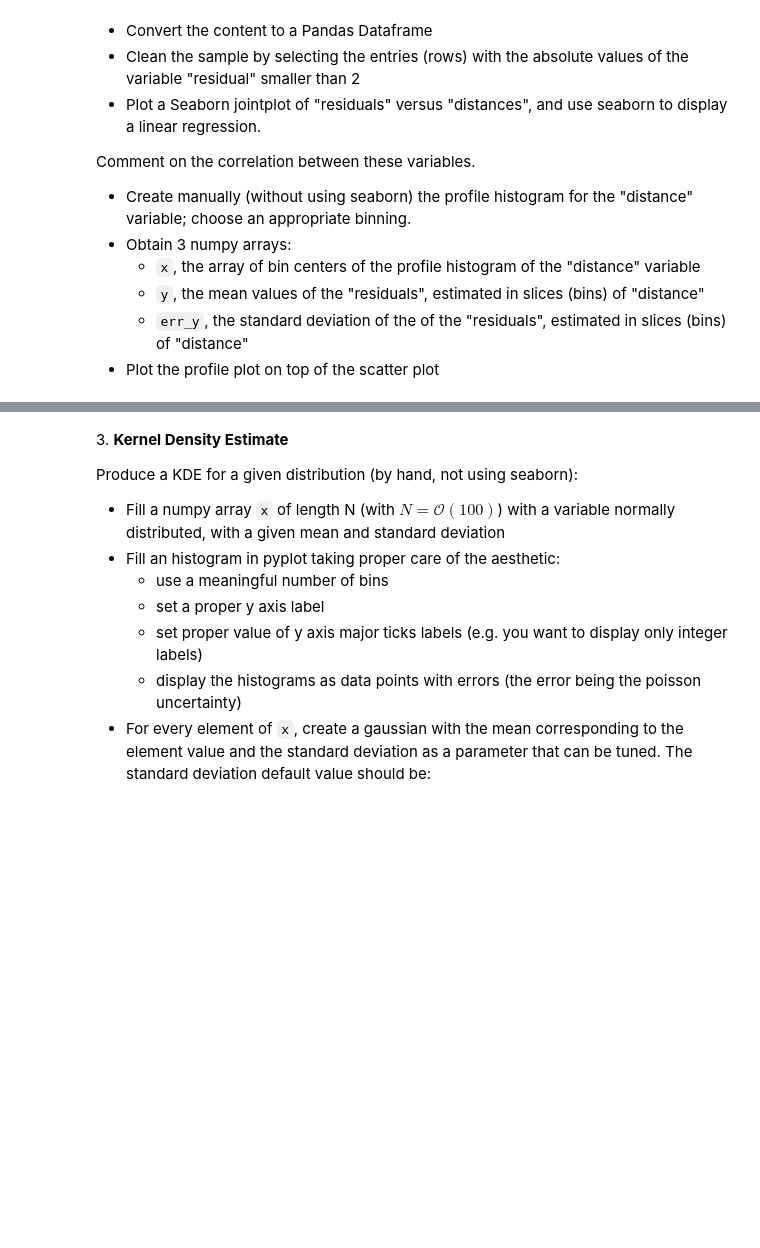
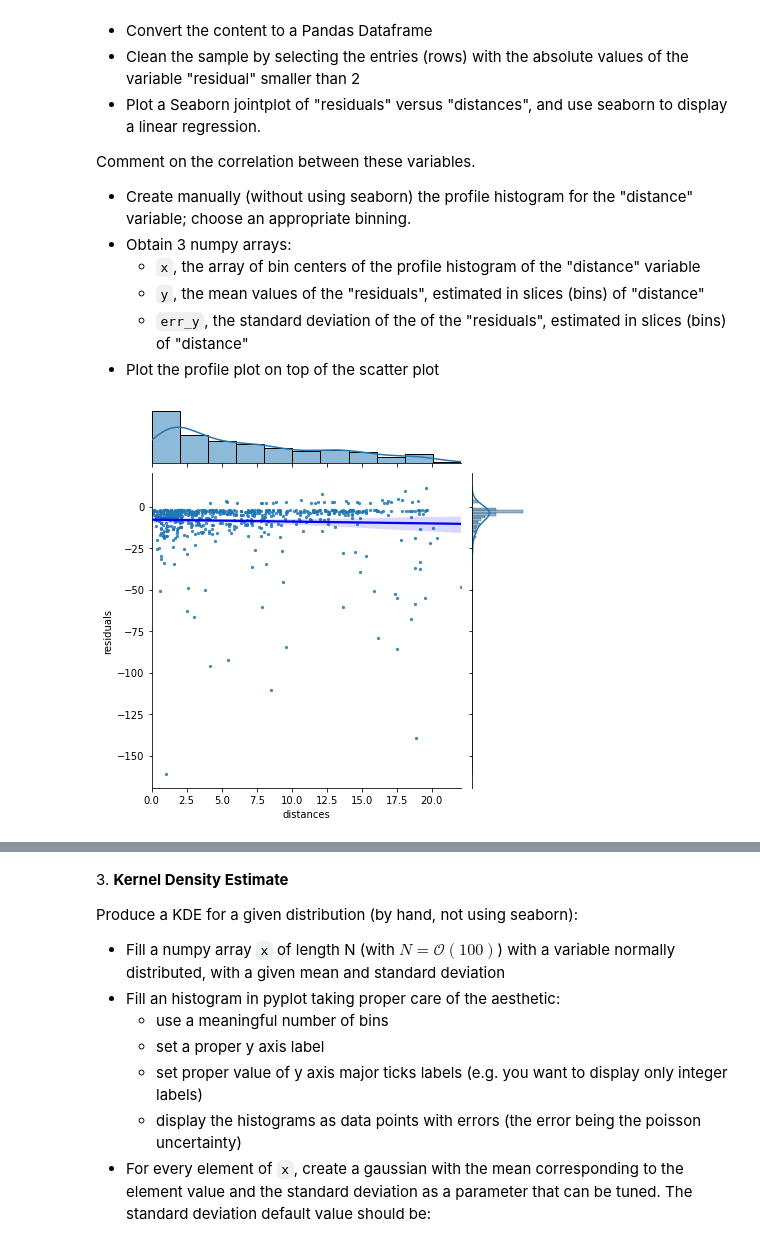
Before and after one commit to zucchett/HighLevelProgramming2021, a Jupyter notebook: 07ex_visualization.ipynb, the cells around one changed output, grey strips where cells are left out. Saved outputs shown, nothing was run; the diff lists cells and outputs as text; code cells hidden in the pictures; blank space fills up the shorter version.

```diff
--- a/07ex_visualization.ipynb
+++ b/07ex_visualization.ipynb
@@ -31,3 +52,19 @@ Comment on the correlation between these variables.
   * `y`, the mean values of the "residuals", estimated in slices (bins) of "distance"
   * `err_y`, the standard deviation of the of the "residuals", estimated in slices (bins) of "distance"
 * Plot the profile plot on top of the scatter plot
+# %%
+#!wget https://www.dropbox.com/s/3uqleyc3wyz52tr/residuals_261.pkl -P data/ --no-check-certificate
+import pandas as pd
+import numpy as np
+import seaborn as sns
+
+residuals = pd.read_pickle("data/residuals_261.pkl")
+#content of file is presented as numpy ndarray, need to be converted to DataFrame
+residuals = pd.DataFrame(residuals.item())
+#dropping rows with residual absolute value under 2
+res = residuals.drop(residuals[np.abs(residuals['residuals']) < 2].index).reset_index()
+
+sns.jointplot(x = 'distances', y = 'residuals', data = res, kind = "reg", scatter_kws={"s": 5}, line_kws={"color": "blue"})
+plt.show()
+# %% [output]
+[figure, added]
```
Also changed, not shown: parts of 4 cells of this notebook.
